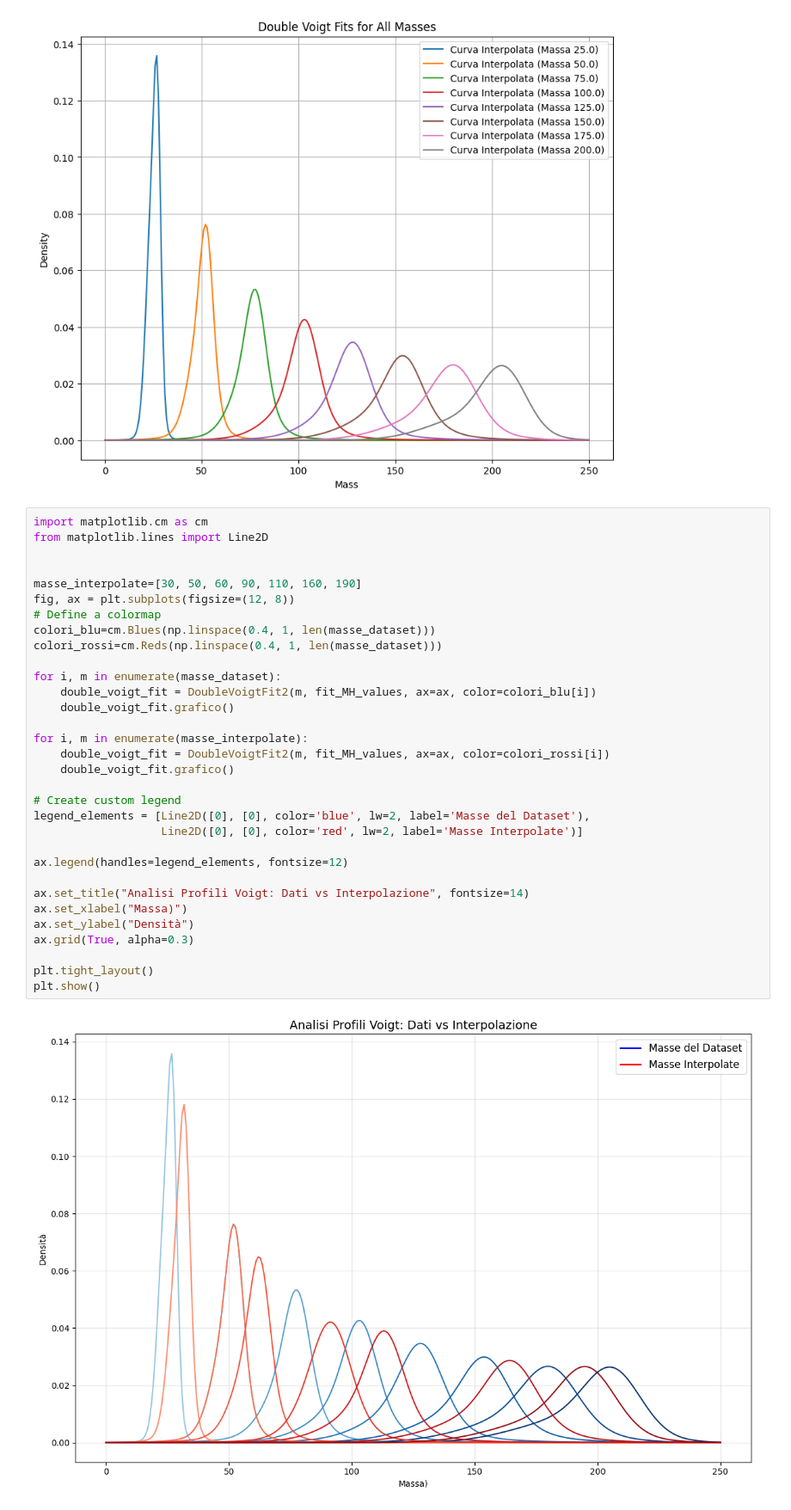
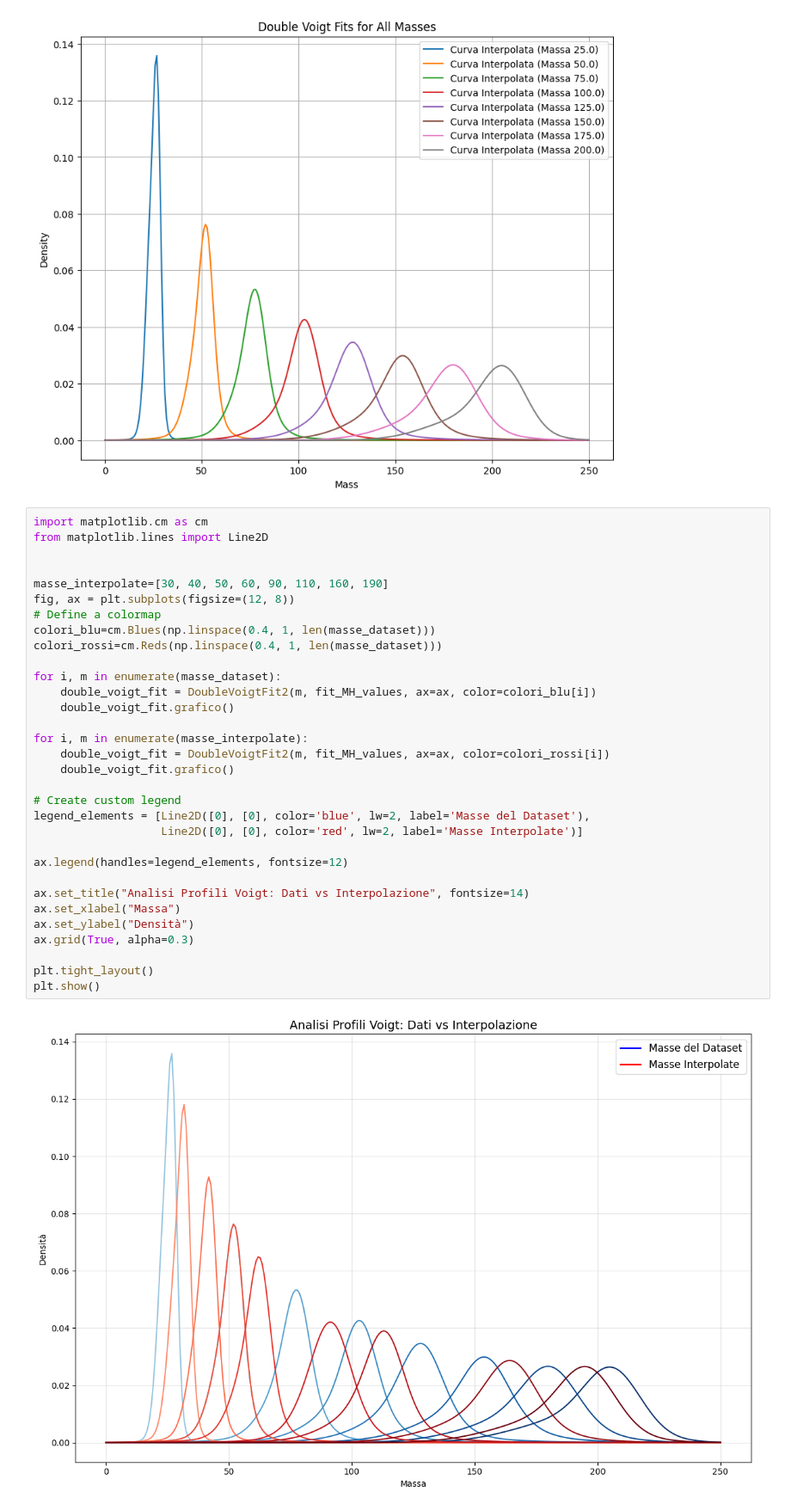
Before and after one commit to riccardocanterini-cyber/Tesi, a Jupyter notebook: Fit_Bifunzione/Prova_Interpolazione.ipynb, the cells around one changed output. Shown at 86% size. Saved outputs shown, nothing was run; the diff lists cells and outputs as text.

```diff
--- a/Fit_Bifunzione/Prova_Interpolazione.ipynb
+++ b/Fit_Bifunzione/Prova_Interpolazione.ipynb
@@ -113,33 +114,33 @@ plt.show()
 import matplotlib.cm as cm
 from matplotlib.lines import Line2D
 
 
-masse_interpolate=[30, 50, 60, 90, 110, 160, 190]
+masse_interpolate=[30, 40, 50, 60, 90, 110, 160, 190]
 fig, ax = plt.subplots(figsize=(12, 8))
 # Define a colormap
 colori_blu=cm.Blues(np.linspace(0.4, 1, len(masse_dataset)))
 colori_rossi=cm.Reds(np.linspace(0.4, 1, len(masse_dataset)))
 
 for i, m in enumerate(masse_dataset):
     double_voigt_fit = DoubleVoigtFit2(m, fit_MH_values, ax=ax, color=colori_blu[i])
     double_voigt_fit.grafico()
 
 for i, m in enumerate(masse_interpolate):
     double_voigt_fit = DoubleVoigtFit2(m, fit_MH_values, ax=ax, color=colori_rossi[i])
     double_voigt_fit.grafico()
 
 # Create custom legend
 legend_elements = [Line2D([0], [0], color='blue', lw=2, label='Masse del Dataset'),
                    Line2D([0], [0], color='red', lw=2, label='Masse Interpolate')]
 
 ax.legend(handles=legend_elements, fontsize=12)
 
 ax.set_title("Analisi Profili Voigt: Dati vs Interpolazione", fontsize=14)
-ax.set_xlabel("Massa)")
+ax.set_xlabel("Massa")
 ax.set_ylabel("Densità")
 ax.grid(True, alpha=0.3)
 
 plt.tight_layout()
 plt.show()
 # %% [output]
-[figure, old version]
+[figure, new version]
```
Also changed, not shown: parts of 3 cells of this notebook, 11 other files.
